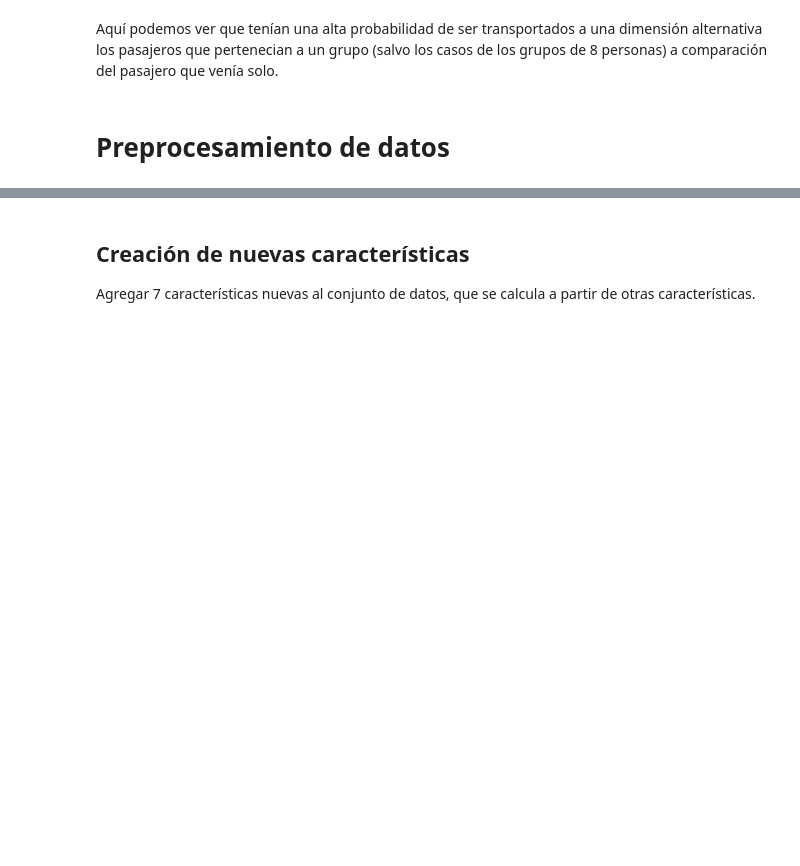
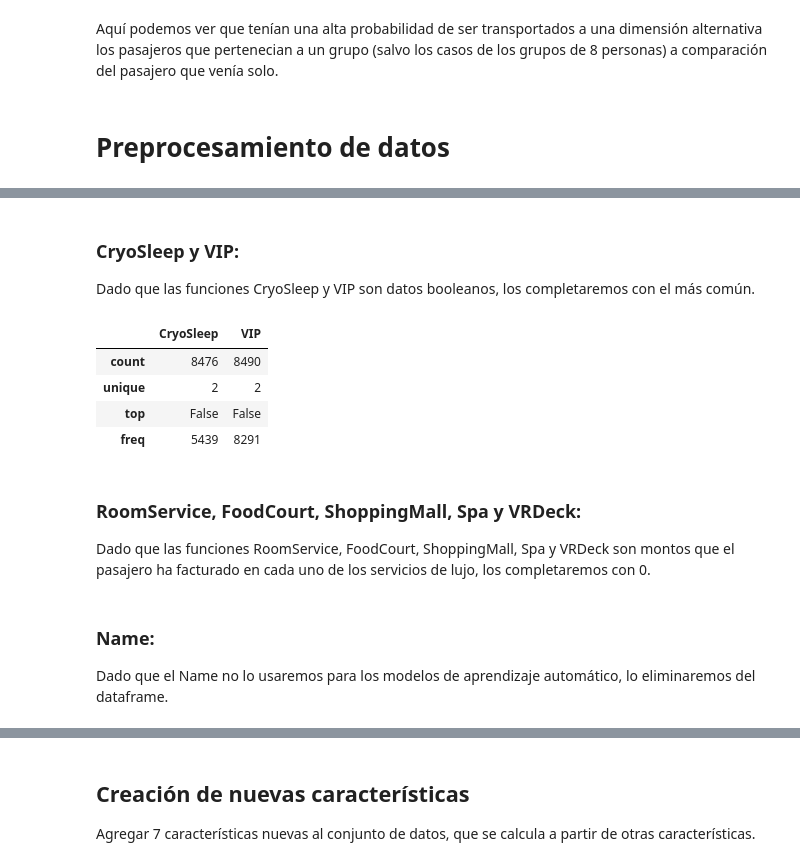
Before and after one commit to johnreyes96/modeling-and-simulation, a Jupyter notebook: src/main/python/SpaceshipTitanic.ipynb, the cells around one changed output, grey strips where cells are left out. Drawn from its saved outputs; the diff is of its cells as text; code cells hidden in the pictures; blank space fills up the shorter version.

```diff
--- a/src/main/python/SpaceshipTitanic.ipynb
+++ b/src/main/python/SpaceshipTitanic.ipynb
@@ -274,0 +288,11 @@ memory usage: 1.3+ MB
+# %% [markdown]
+### CryoSleep y VIP:
+Dado que las funciones CryoSleep y VIP son datos booleanos, los completaremos con el más común.
+# %%
+train_df[['CryoSleep','VIP']].describe()
+# %% [output]
+|  | CryoSleep | VIP |
+| count | 8476 | 8490 |
+| unique | 2 | 2 |
+| top | False | False |
+| freq | 5439 | 8291 |
@@ -274,0 +306,3 @@ memory usage: 1.3+ MB
+# %% [markdown]
+### RoomService, FoodCourt, ShoppingMall, Spa y VRDeck:
+Dado que las funciones RoomService, FoodCourt, ShoppingMall, Spa y VRDeck son montos que el pasajero ha facturado en cada uno de los servicios de lujo, los completaremos con 0.
@@ -274,0 +319,3 @@ memory usage: 1.3+ MB
+# %% [markdown]
+### Name:
+Dado que el Name no lo usaremos para los modelos de aprendizaje automático, lo eliminaremos del dataframe.
```
Also changed, not shown: parts of 24 cells of this notebook.
